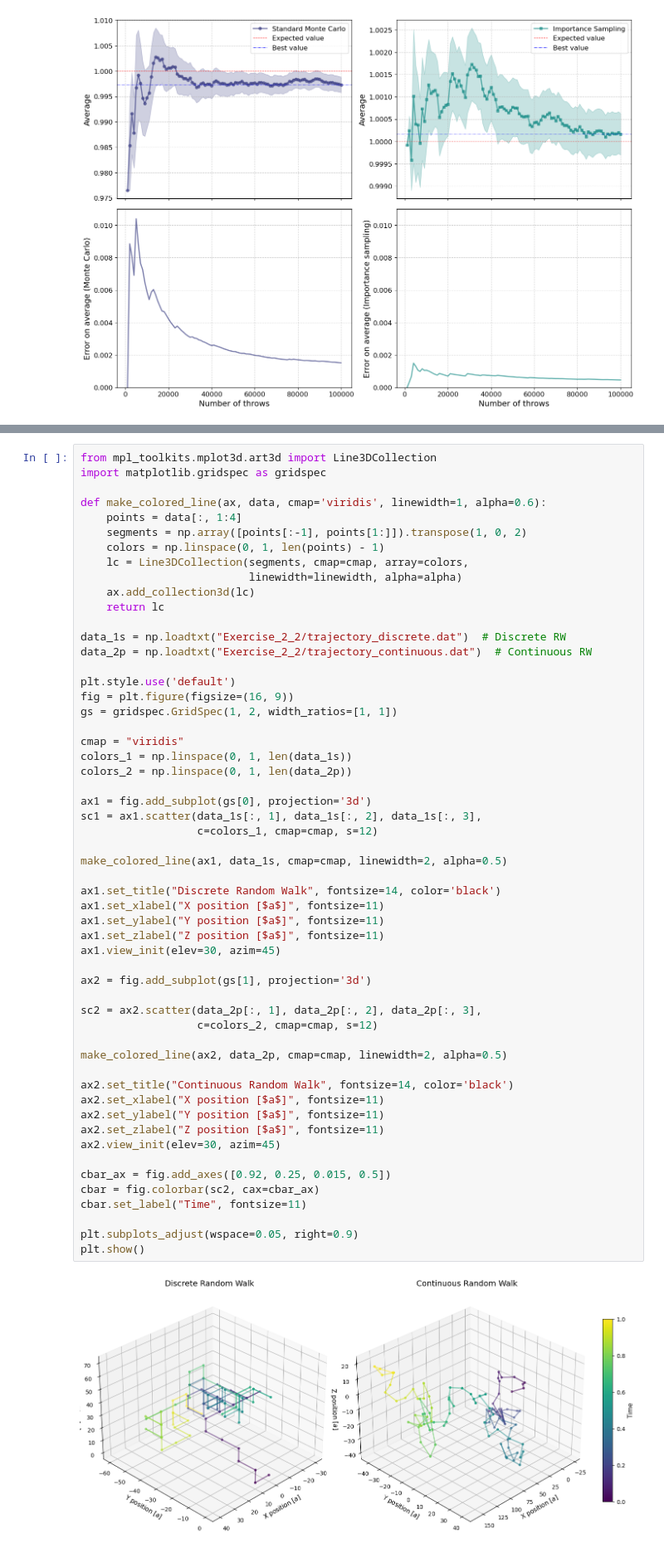
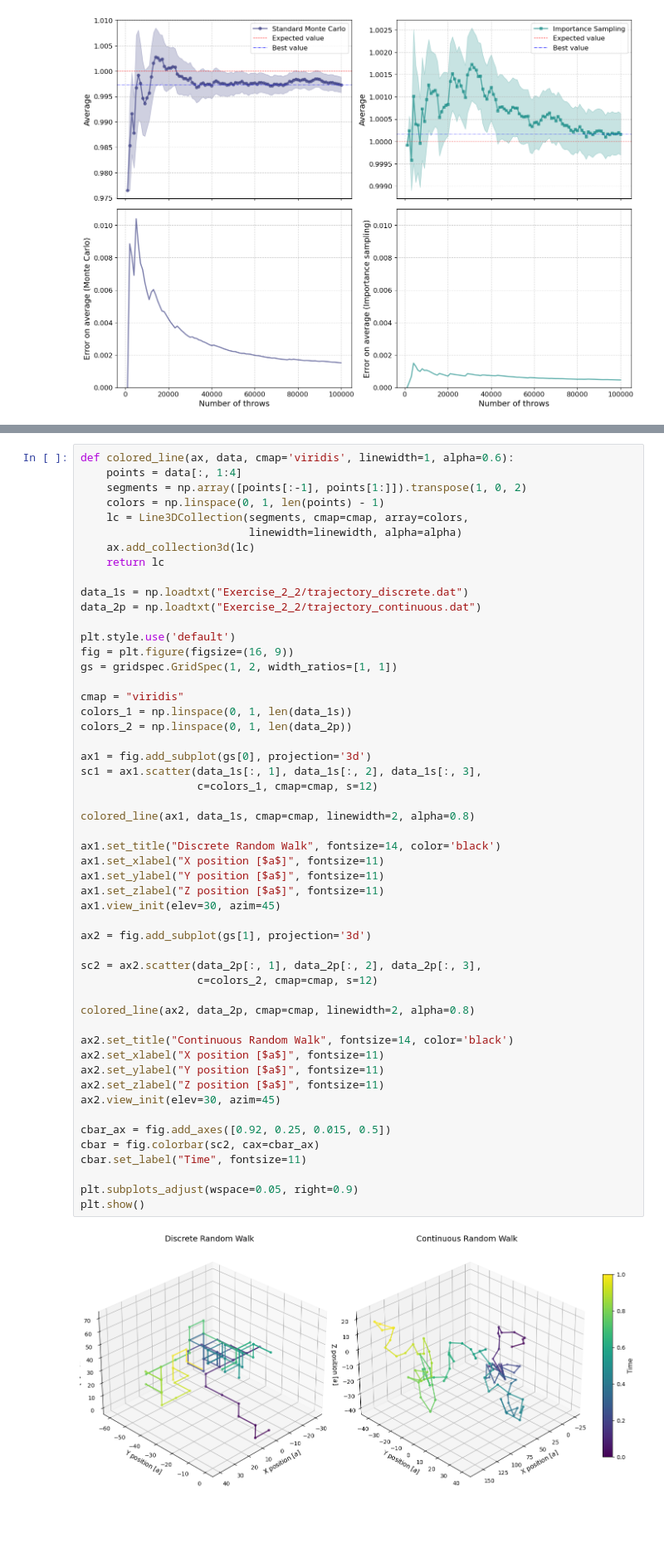
Before and after one commit to SMDP02/Numerical-Simulation---AA-2024-2025, a Jupyter notebook: Lect_2/DiPaolo_Lecture_2.ipynb, the cells around one changed output, grey strips where cells are left out. Shown at 83% size. Saved outputs shown, nothing was run; the diff lists cells and outputs as text; blank space fills up the shorter version.

```diff
--- a/Lect_2/DiPaolo_Lecture_2.ipynb
+++ b/Lect_2/DiPaolo_Lecture_2.ipynb
@@ -127,8 +291,5 @@ plt.show()
 # %%
-from mpl_toolkits.mplot3d.art3d import Line3DCollection
-import matplotlib.gridspec as gridspec
-
-def make_colored_line(ax, data, cmap='viridis', linewidth=1, alpha=0.6):
+def colored_line(ax, data, cmap='viridis', linewidth=1, alpha=0.6):
     points = data[:, 1:4]
     segments = np.array([points[:-1], points[1:]]).transpose(1, 0, 2)
     colors = np.linspace(0, 1, len(points) - 1)
@@ -137,8 +298,8 @@ def make_colored_line(ax, data, cmap='viridis', linewidth=1, alpha=0.6):
     ax.add_collection3d(lc)
     return lc
 
-data_1s = np.loadtxt("Exercise_2_2/trajectory_discrete.dat")  # Discrete RW
-data_2p = np.loadtxt("Exercise_2_2/trajectory_continuous.dat")  # Continuous RW
+data_1s = np.loadtxt("Exercise_2_2/trajectory_discrete.dat")
+data_2p = np.loadtxt("Exercise_2_2/trajectory_continuous.dat")
 
 plt.style.use('default')
 fig = plt.figure(figsize=(16, 9))
@@ -151,36 +312,36 @@ colors_2 = np.linspace(0, 1, len(data_2p))
 ax1 = fig.add_subplot(gs[0], projection='3d')
 sc1 = ax1.scatter(data_1s[:, 1], data_1s[:, 2], data_1s[:, 3],
                   c=colors_1, cmap=cmap, s=12)
 
-make_colored_line(ax1, data_1s, cmap=cmap, linewidth=2, alpha=0.5)
+colored_line(ax1, data_1s, cmap=cmap, linewidth=2, alpha=0.8)
 
 ax1.set_title("Discrete Random Walk", fontsize=14, color='black')
 ax1.set_xlabel("X position [$a$]", fontsize=11)
 ax1.set_ylabel("Y position [$a$]", fontsize=11)
 ax1.set_zlabel("Z position [$a$]", fontsize=11)
 ax1.view_init(elev=30, azim=45)
 
 ax2 = fig.add_subplot(gs[1], projection='3d')
 
 sc2 = ax2.scatter(data_2p[:, 1], data_2p[:, 2], data_2p[:, 3],
                   c=colors_2, cmap=cmap, s=12)
 
-make_colored_line(ax2, data_2p, cmap=cmap, linewidth=2, alpha=0.5)
+colored_line(ax2, data_2p, cmap=cmap, linewidth=2, alpha=0.8)
 
 ax2.set_title("Continuous Random Walk", fontsize=14, color='black')
 ax2.set_xlabel("X position [$a$]", fontsize=11)
 ax2.set_ylabel("Y position [$a$]", fontsize=11)
 ax2.set_zlabel("Z position [$a$]", fontsize=11)
 ax2.view_init(elev=30, azim=45)
 
 cbar_ax = fig.add_axes([0.92, 0.25, 0.015, 0.5])
 cbar = fig.colorbar(sc2, cax=cbar_ax)
 cbar.set_label("Time", fontsize=11)
 
 plt.subplots_adjust(wspace=0.05, right=0.9)
 plt.show()
 # %% [output]
-[figure, old version]
+[figure, new version]
 # %%
 data_1s = np.loadtxt("Exercise_2_2/sphere_wrong.dat")
 data_2p = np.loadtxt("Exercise_2_2/sphere_correct.dat")
```
Also changed, not shown: parts of 7 cells of this notebook.
